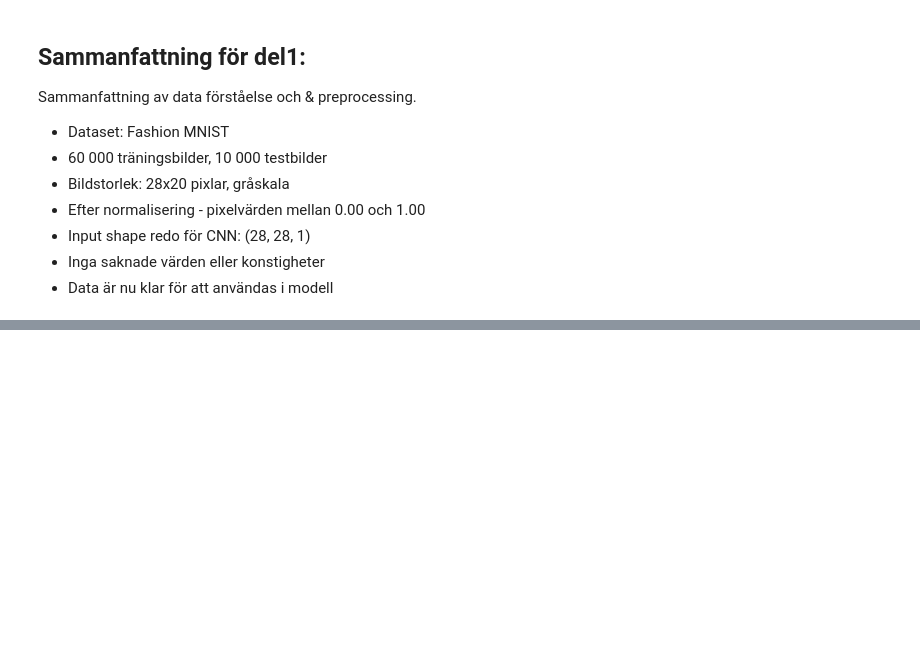
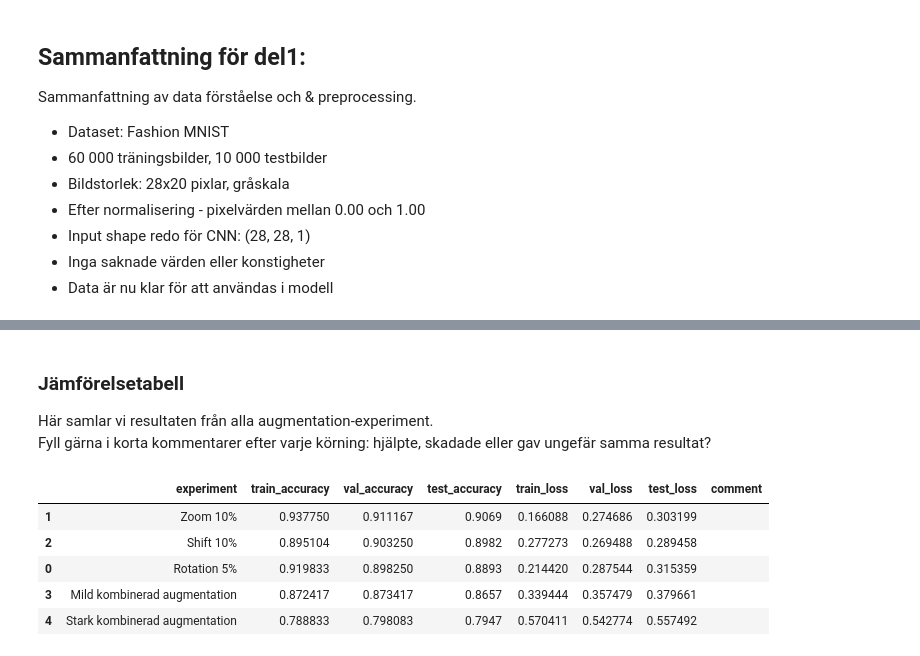
Before and after one commit to elzacapar/DL-grupp5-augmentation, a Jupyter notebook: notebook/fashion_mnist_data_augmentation.ipynb, the cells around one changed output, grey strips where cells are left out. Cells and saved outputs as stored; diff of their text form; code cells hidden in the pictures; blank space fills up the shorter version.

```diff
--- a/notebook/fashion_mnist_data_augmentation.ipynb
+++ b/notebook/fashion_mnist_data_augmentation.ipynb
@@ -208,0 +509,19 @@ Test loss: 0.2922
+# %% [markdown]
+### Jämförelsetabell
+
+Här samlar vi resultaten från alla augmentation-experiment.
+Fyll gärna i korta kommentarer efter varje körning: hjälpte, skadade eller gav ungefär samma resultat?
+# %%
+results_df = pd.DataFrame(experiment_results)
+
+# Sortera efter validation accuracy eftersom det visar hur modellen fungerar på osedd validation-data
+results_df = results_df.sort_values(by="val_accuracy", ascending=False)
+
+display(results_df)
+# %% [output]
+|  | experiment | train_accuracy | val_accuracy | test_accuracy | train_loss | val_loss | test_loss | comment |
+| 1 | Zoom 10% | 0.937750 | 0.911167 | 0.9069 | 0.166088 | 0.274686 | 0.303199 |  |
+| 2 | Shift 10% | 0.895104 | 0.903250 | 0.8982 | 0.277273 | 0.269488 | 0.289458 |  |
+| 0 | Rotation 5% | 0.919833 | 0.898250 | 0.8893 | 0.214420 | 0.287544 | 0.315359 |  |
+| 3 | Mild kombinerad augmentation | 0.872417 | 0.873417 | 0.8657 | 0.339444 | 0.357479 | 0.379661 |  |
+| 4 | Stark kombinerad augmentation | 0.788833 | 0.798083 | 0.7947 | 0.570411 | 0.542774 | 0.557492 |  |
```
Also changed, not shown: parts of 24 cells of this notebook, 1 other file.
